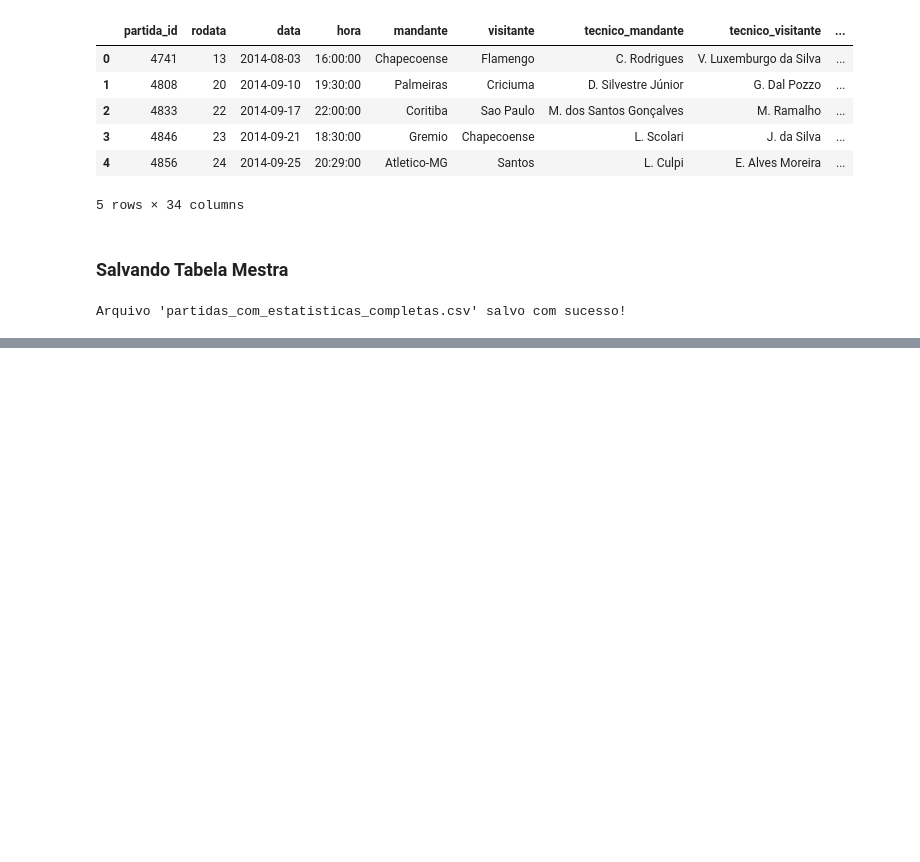
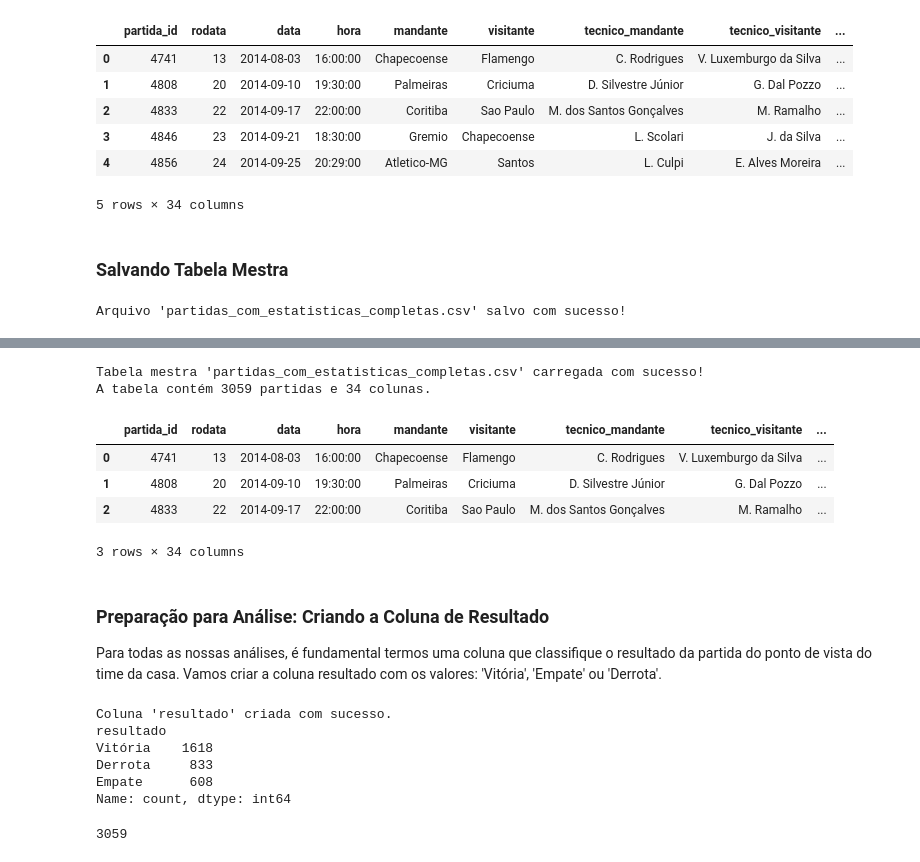
Before and after one commit to leorossi08/desafio-liven-tech, a Jupyter notebook: Challenge_Liven.ipynb, the cells around one changed output, grey strips where cells are left out. Drawn from its saved outputs; the diff is of its cells as text; code cells hidden in the pictures; blank space fills up the shorter version.

Commit message:
Finalizando Atividade 3: Dúvidas sobre análise

```diff
--- a/Challenge_Liven.ipynb
+++ b/Challenge_Liven.ipynb
@@ -225,0 +237,54 @@ Arquivo 'partidas_com_estatisticas_completas.csv' salvo com sucesso!
+# %%
+# Carregando a tabela mestra que preparamos
+try:
+    df_analise = pd.read_csv('Brasileirao_Dataset/partidas_com_estatisticas_completas.csv')
+    print("Tabela mestra 'partidas_com_estatisticas_completas.csv' carregada com sucesso!")
+    print(f"A tabela contém {df_analise.shape[0]} partidas e {df_analise.shape[1]} colunas.")
+except FileNotFoundError:
+    print("Erro: O arquivo 'partidas_com_estatisticas_completas.csv' não foi encontrado.")
+    print("Por favor, certifique-se de que o notebook da Parte 1 e 2 foi executado com sucesso.")
+# Verificando as primeiras linhas da tabela mestra
+df_analise.head(3)
+# %% [output]
+Tabela mestra 'partidas_com_estatisticas_completas.csv' carregada com sucesso!
+A tabela contém 3059 partidas e 34 colunas.
+|  | partida_id | rodata | data | hora | mandante | visitante | tecnico_mandante | tecnico_visitante | ... |
+| 0 | 4741 | 13 | 2014-08-03 | 16:00:00 | Chapecoense | Flamengo | C. Rodrigues | V. Luxemburgo da Silva | ... |
+| 1 | 4808 | 20 | 2014-09-10 | 19:30:00 | Palmeiras | Criciuma | D. Silvestre Júnior | G. Dal Pozzo | ... |
+| 2 | 4833 | 22 | 2014-09-17 | 22:00:00 | Coritiba | Sao Paulo | M. dos Santos Gonçalves | M. Ramalho | ... |
+3 rows × 34 columns
+# %% [markdown]
+### Preparação para Análise: Criando a Coluna de Resultado
+
+Para todas as nossas análises, é fundamental termos uma coluna que classifique o resultado da partida do ponto de vista do time da casa. Vamos criar a coluna resultado com os valores: 'Vitória', 'Empate' ou 'Derrota'.
+# %%
+# Passo 1: Limpando os nomes das colunas (boa prática para evitar erros)
+df_analise.columns = df_analise.columns.str.lower().str.strip()
+
+# Passo 2: Criar a coluna 'resultado' para o time mandante
+# Primeiro, garantimos que a coluna 'vencedor' não tenha espaços em branco extras
+df_analise['vencedor'] = df_analise['vencedor'].str.strip()
+df_analise['mandante'] = df_analise['mandante'].str.strip()
+
+# Criamos a coluna 'resultado' com base na coluna 'vencedor'
+conditions = [
+    df_analise['vencedor'] == df_analise['mandante'],
+    df_analise['vencedor'] == '-'
+]
+choices = ['Vitória', 'Empate']
+df_analise['resultado'] = np.select(conditions, choices, default='Derrota')
+
+print("Coluna 'resultado' criada com sucesso.")
+print(df_analise['resultado'].value_counts())
+# %% [output]
+Coluna 'resultado' criada com sucesso.
+resultado
+Vitória    1618
+Derrota     833
+Empate      608
+Name: count, dtype: int64
+# %%
+total_partidas = 1618 + 833 + 608
+total_partidas
+# %% [output]
+3059
```
Also changed, not shown: parts of 10 cells of this notebook.
